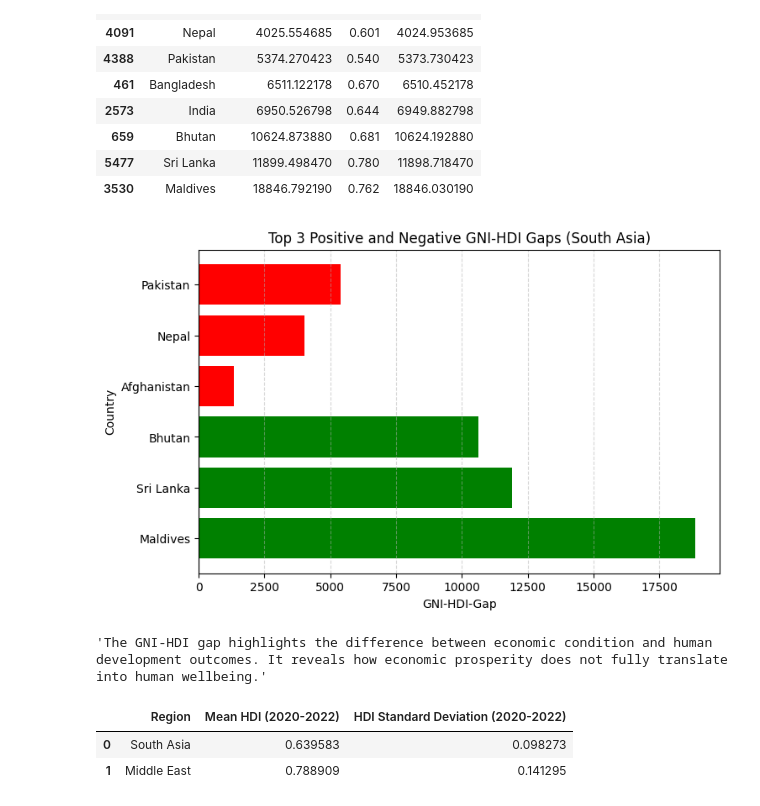
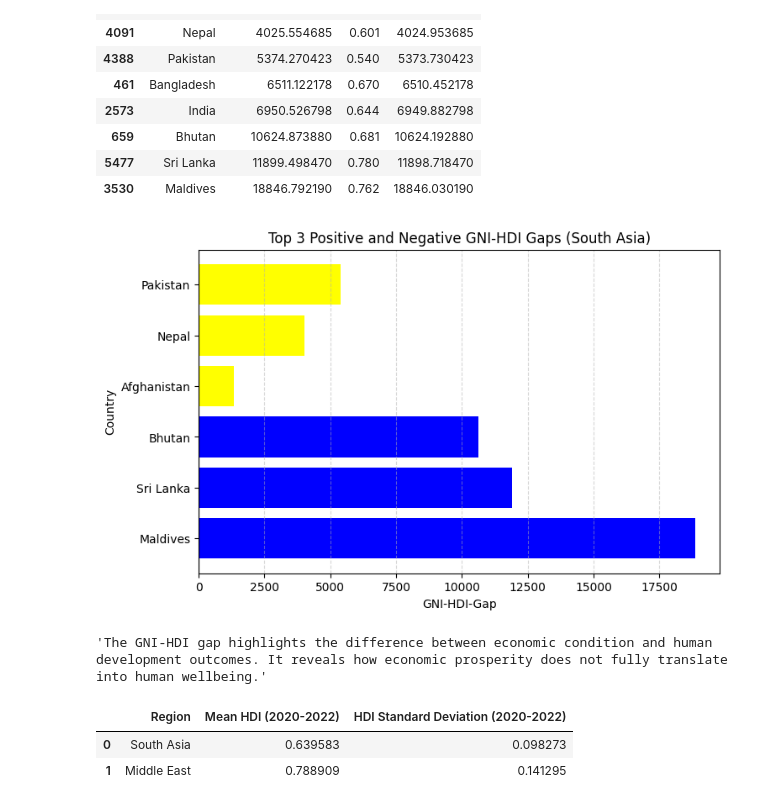
Before and after one commit to Rohit0562-hub/2513246_RohitJoshi, a Jupyter notebook: 2513246_RohitJoshi.ipynb, the cells around one changed output. Cells and saved outputs as stored; diff of their text form; code cells hidden in the pictures.

```diff
--- a/2513246_RohitJoshi.ipynb
+++ b/2513246_RohitJoshi.ipynb
@@ -763,23 +764,23 @@ gap_asc
 # %%
 top_positive = gap_desc.head(3)
 top_negative = gap_asc.head(3)
 
 plot_data = pd.concat([top_positive, top_negative])
 
-colors = ['green']*len(top_positive) + ['red']*len(top_negative)
+colors = ['blue']*len(top_positive) + ['yellow']*len(top_negative)
 plt.figure(figsize=(8,5))
 plt.barh(plot_data['country'], plot_data['gni_hdi_gap'], color=colors)
 plt.axvline(0, color='black', linewidth=0.8)
 
 plt.xlabel('GNI-HDI-Gap')
 plt.ylabel('Country')
 plt.title('Top 3 Positive and Negative GNI-HDI Gaps (South Asia)')
 plt.grid(axis='x', linestyle='--', alpha=0.5)
 plt.show()
 
 "The GNI-HDI gap highlights the difference between economic condition and human development outcomes. It reveals how economic prosperity does not fully translate into human wellbeing."
 # %% [output]
-[figure, old version]
+[figure, new version]
 'The GNI-HDI gap highlights the difference between economic condition and human development outcomes. It reveals how economic prosperity does not fully translate into human wellbeing.'
 # %%
 #Problem 3
```
Also changed, not shown: parts of 3 cells of this notebook.
